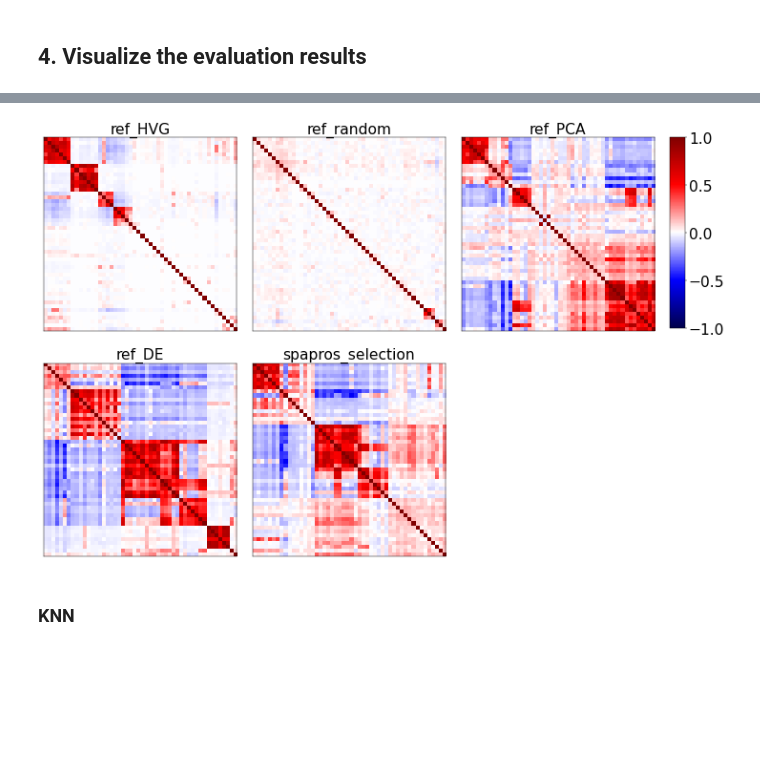
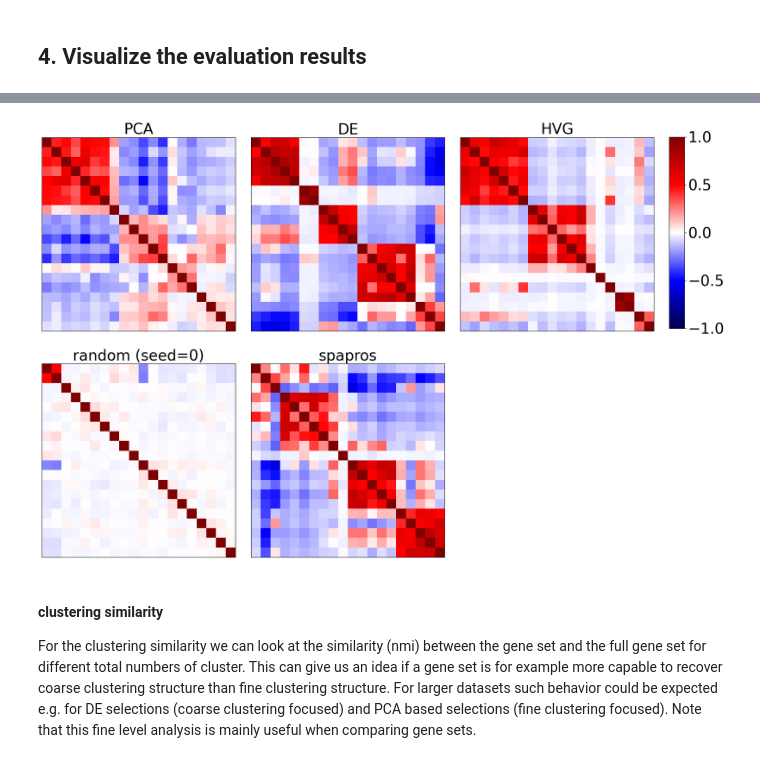
Before and after one commit to theislab/spapros, a Jupyter notebook: docs/_tutorials/spapros_tutorial_advanced_evaluation.ipynb, the cells around one changed output, grey strips where cells are left out. Saved outputs shown, nothing was run; the diff lists cells and outputs as text; code cells hidden in the pictures; blank space fills up the shorter version.

```diff
--- a/docs/_tutorials/spapros_tutorial_advanced_evaluation.ipynb
+++ b/docs/_tutorials/spapros_tutorial_advanced_evaluation.ipynb
@@ -117,3 +68,26 @@ evaluator = ev.ProbesetEvaluator(adata,
+# %%
+# initialize a ProbesetEvaluator
+evaluator = sp.ev.ProbesetEvaluator(
+    adata,
+    scheme="full",
+    marker_list="../../data/pbmc3k_marker_list.csv",
+    verbosity=2,
+    results_dir=None
+)
+
+# The pbmc3k_marker_list.csv includes the following data:
+# pd.DataFrame(
+#     data={
+#         "CD4 T cells"       :["IL7R", None],
+#         "CD14+ Monocytes"   :["CD14", "LYZ"],
+#         "B cells"           :["MS4A1", None],
+#         "CD8 T cells"       :["CD8A", None],
+#         "NK cells"          :["GNLY", "NKG7"],
+#         "FCGR3A+ Monocytes" :["FCGR3A", "MS4A7"],
+#         "Dendritic Cells"   :["FCER1A", "CST3"],
+#         "Megakaryocytes"    :["NAPA-AS1", "PPBP"],
+#     },
+# ).to_csv("../../data/pbmc3k_marker_list.csv", index=False)
 # %% [markdown]
 ## 3.  Run evaluation methods
 # %% [markdown]
@@ -172,5 +169,2 @@ than 40 cells: ['Dendritic cells', 'Megakaryocytes']
 # %% [markdown]
 ## 4. Visualize the evaluation results
-# %%
-mpl.rcParams['figure.dpi'] = 60
-plt.rcParams["font.size"] = 18
@@ -200,5 +188,3 @@ Column 4 contains the mean classification accuracy of a random forest prediction
 The other 3 purple columns (6-8) derive from the comparison of the correlation within the selected probeset with the correlation within the marker list.
 
 The last two, blue columns (9, 10) evaluate the correlation within a selected probeset. If genes with highly correlated expression are selected, the information content could also be provided by just one of them.
-# %%
-mpl.rcParams['figure.dpi'] = 50
@@ -215,2 +202,0 @@ evaluator.plot_confusion_matrix()
-# %%
-mpl.rcParams['figure.dpi'] = 40
@@ -217,6 +209,4 @@ mpl.rcParams['figure.dpi'] = 40
 # %%
-evaluator.plot_correlation_matrix()
+evaluator.plot_coexpression()
 # %% [output]
-[figure, old version]
+[figure, new version]
-# %% [markdown]
-### KNN
@@ -224,0 +213,4 @@ mpl.rcParams['figure.dpi'] = 45
+# %% [markdown]
+#### clustering similarity
+
+For the clustering similarity we can look at the similarity (nmi) between the gene set and the full gene set for different total numbers of cluster. This can give us an idea if a gene set is for example more capable to recover coarse clustering structure than fine clustering structure. For larger datasets such behavior could be expected e.g. for DE selections (coarse clustering focused) and PCA based selections (fine clustering focused). Note that this fine level analysis is mainly useful when comparing gene sets.
```
Also changed, not shown: parts of 41 cells of this notebook, 1 other file.
